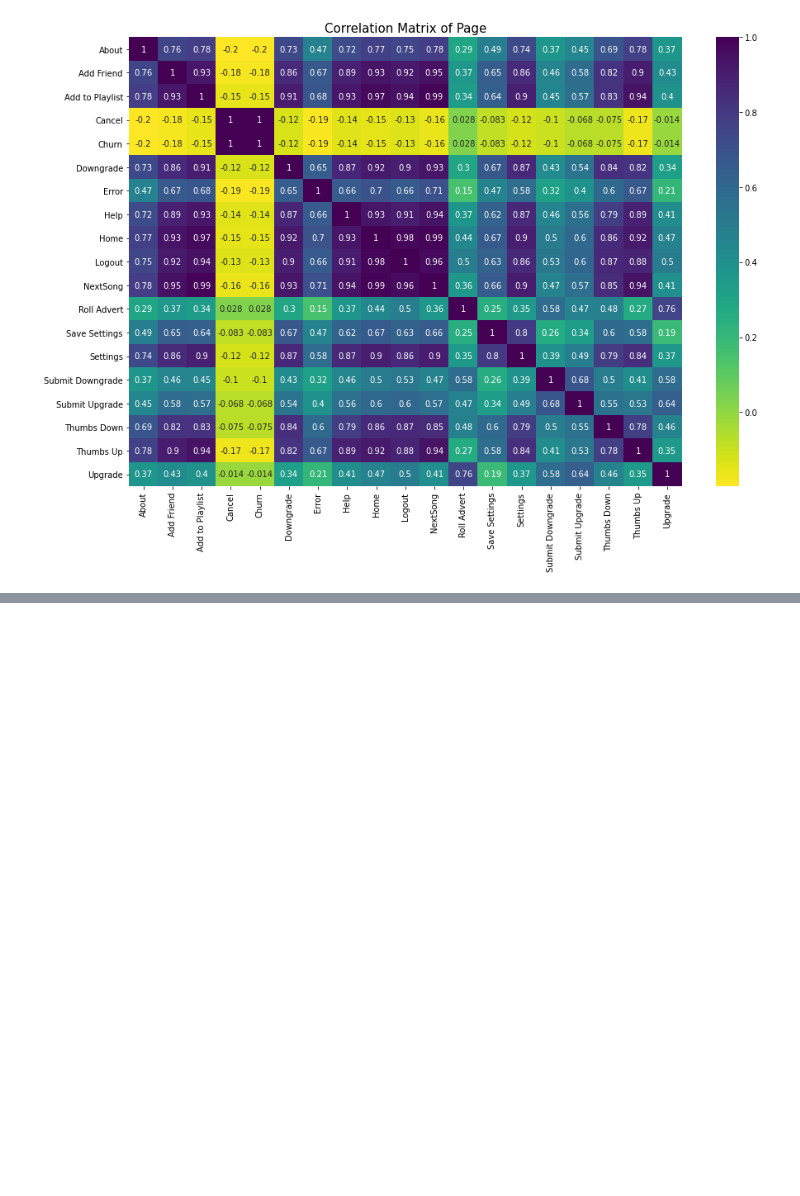
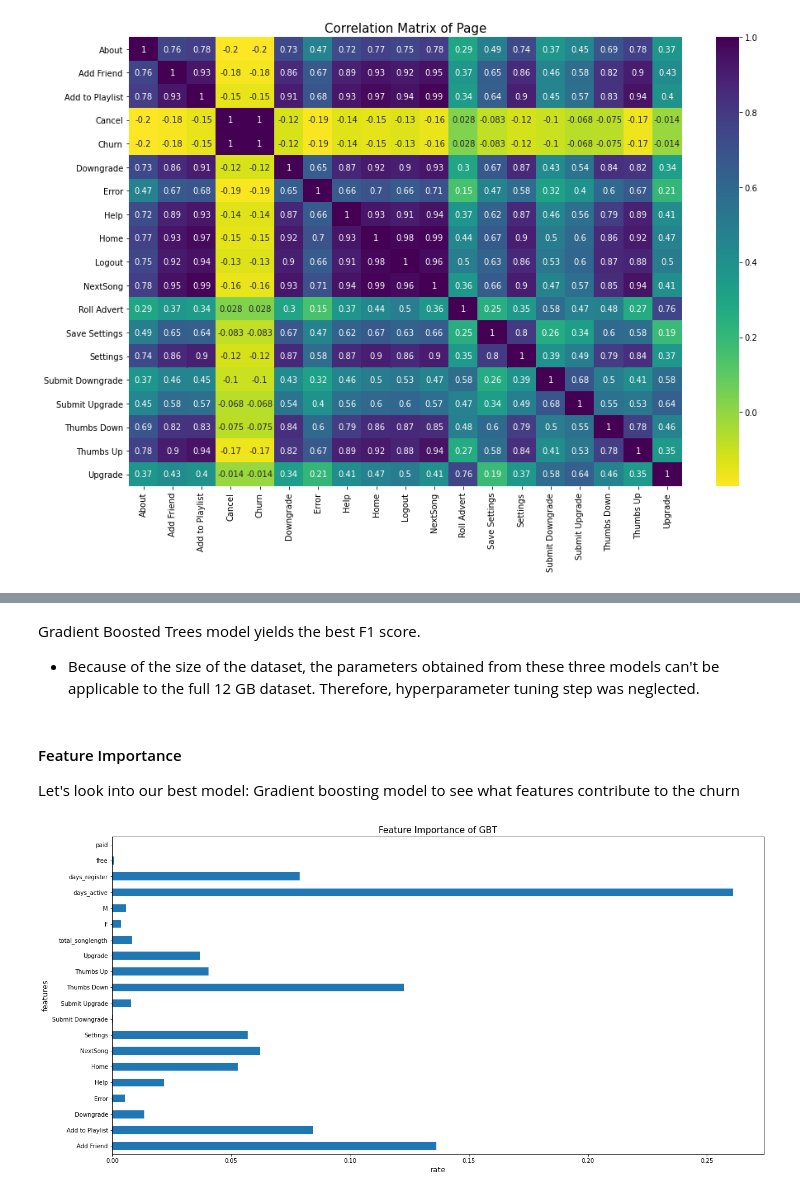
Before and after one commit to huizishao/Data_Science_Portfolio, a Jupyter notebook: Capstone - Sparktify/Sparkify.ipynb, the cells around one changed output, grey strips where cells are left out. Saved outputs shown, nothing was run; the diff lists cells and outputs as text; code cells hidden in the pictures; blank space fills up the shorter version.

```diff
--- a/Capstone - Sparktify/Sparkify.ipynb
+++ b/Capstone - Sparktify/Sparkify.ipynb
@@ -524,0 +664,9 @@ Clean up your code, adding comments and renaming variables to make the code easi
+# %%
+#splitting the data
+train, test = df_features_label.randomSplit([0.8, 0.2])
+# %%
+# instantiating vectorassembler for creating pipeline
+vector_assembler = VectorAssembler(inputCols = df_features.columns, outputCol = 'Features')
+# %%
+# Scale each column for creating pipeline
+scale_df = StandardScaler(inputCol = 'Features', outputCol='ScaledFeatures')
@@ -524,0 +736,9 @@ Clean up your code, adding comments and renaming variables to make the code easi
+# %%
+# Gradient Boosted Trees model
+gbt = GBTClassifier(featuresCol="ScaledFeatures", labelCol="label")
+
+# creating pipeline
+pipeline_gbt = Pipeline(stages=[vector_assembler, scale_df, gbt])
+
+# fitting the model
+model_gbt = pipeline_gbt.fit(train)
@@ -524,0 +755,15 @@ Clean up your code, adding comments and renaming variables to make the code easi
+# %% [markdown]
+Gradient Boosted Trees model yields the best F1 score.
+- Because of the size of the dataset, the parameters obtained from these three models can't be applicable to the full 12 GB dataset. Therefore, hyperparameter tuning step was neglected.
+# %% [markdown]
+#### Feature Importance
+Let's look into our best model: Gradient boosting model to see what features contribute to the churn
+# %%
+plt.figure(figsize=[20,10])
+feat_importances = pd.Series(np.array(model_gbt.stages[-1].featureImportances), index=df_features.columns)
+feat_importances.plot(kind='barh')
+plt.xlabel('rate',fontsize=13)
+plt.ylabel('features',fontsize=13)
+plt.title('Feature Importance of GBT', fontsize = 15);
+# %% [output]
+[figure, added]
```
Also changed, not shown: parts of 43 cells of this notebook, 2 other files.
